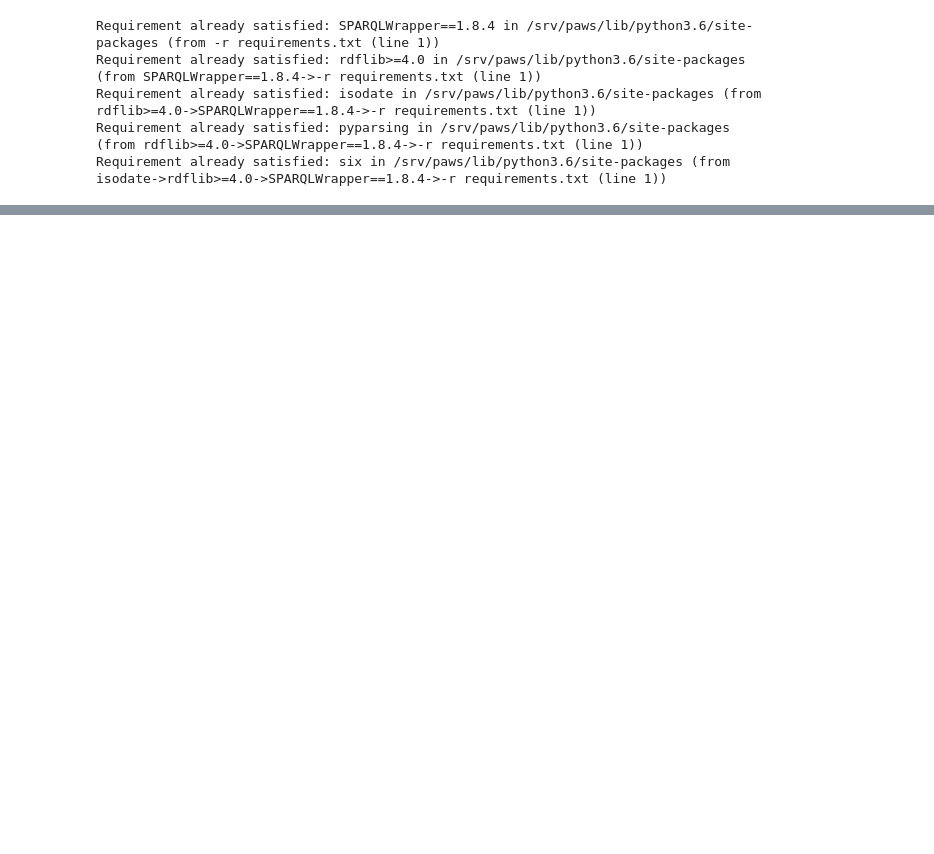
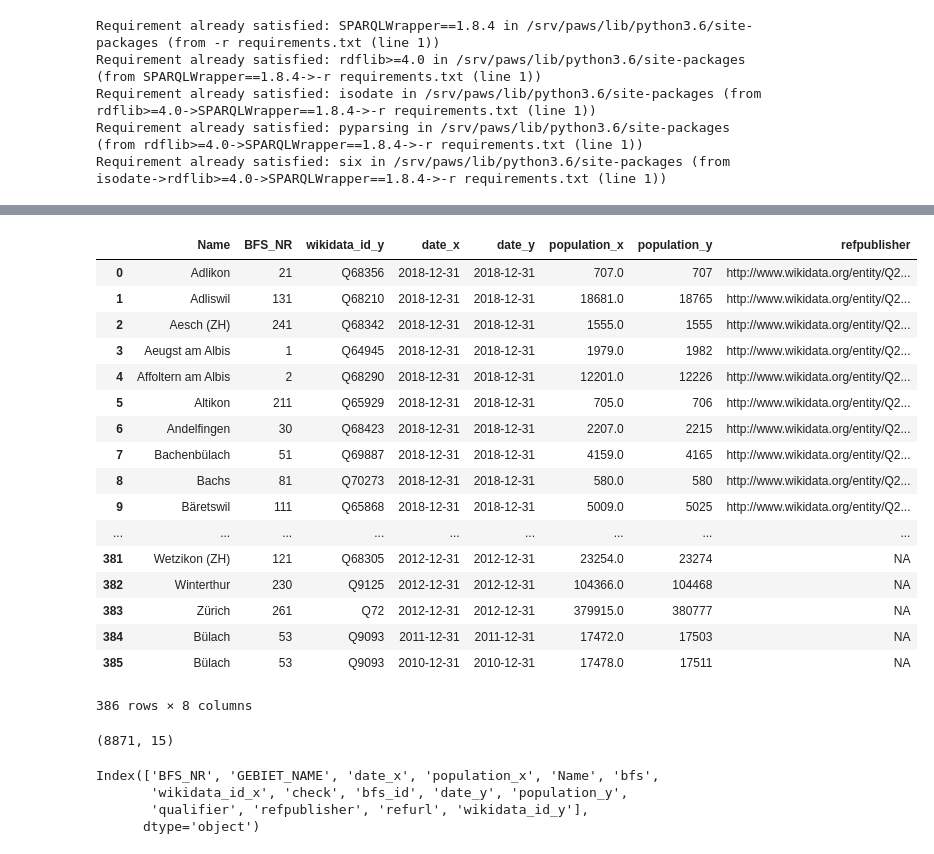
Before and after one commit to kalakaru/wikidataZH_2019, a Jupyter notebook: MyTest.ipynb, the cells around one changed output, grey strips where cells are left out. Cells and saved outputs as stored; diff of their text form; code cells hidden in the pictures; blank space fills up the shorter version.

```diff
--- a/MyTest.ipynb
+++ b/MyTest.ipynb
@@ -138,0 +25,4 @@ population
+# %%
+df_api = import_kantonZH_api()
+df_wikidata = import_wikidata_kantonZH()
+swisstopowikidata = import_swisstopowikidata_kantonZH()
@@ -138,0 +157,4 @@ population
+# %%
+df_api_qnumber_dropna = pd.merge(df_api, swisstopowikidata, how='left', left_on=['BFS_NR'], right_on=['bfs']).dropna()
+print(df_api_qnumber_dropna.shape)
+df_api_qnumber_dropna.head()
@@ -138,0 +180,3 @@ population
+# %%
+df_api_qnumber_dropna['check'] = df_api_qnumber_dropna['date'].astype(str) + '---' + df_api['BFS_NR'].astype(str)
+df_wikidata['check'] = df_wikidata['date'].astype(str) + '---' + df_wikidata['bfs_id'].astype(str)
@@ -138,0 +200,5 @@ population
+# %%
+df_api_sel_t = df_api_qnumber_dropna[(df_api_qnumber_dropna['check'].isin(df_wikidata['check']) == True)]
+print(df_api_sel_t.columns)
+print(df_api_sel_t.shape)
+df_api_sel_t.head()
@@ -138,0 +216,35 @@ population
+# %%
+ttt = pd.merge(df_api_sel_t, df_wikidata, how='left', left_on=['check'], right_on=['check'])
+print(ttt.shape)
+print(df_api_sel_t.shape)
+ttt[["Name", "BFS_NR", "wikidata_id_y", "date_x", "date_y", "population_x", "population_y", "refpublisher"]]
+# %% [output]
+|  | Name | BFS_NR | wikidata_id_y | date_x | date_y | population_x | population_y | refpublisher |
+| 0 | Adlikon | 21 | Q68356 | 2018-12-31 | 2018-12-31 | 707.0 | 707 | http://www.wikidata.org/entity/Q2... |
+| 1 | Adliswil | 131 | Q68210 | 2018-12-31 | 2018-12-31 | 18681.0 | 18765 | http://www.wikidata.org/entity/Q2... |
+| 2 | Aesch (ZH) | 241 | Q68342 | 2018-12-31 | 2018-12-31 | 1555.0 | 1555 | http://www.wikidata.org/entity/Q2... |
+| 3 | Aeugst am Albis | 1 | Q64945 | 2018-12-31 | 2018-12-31 | 1979.0 | 1982 | http://www.wikidata.org/entity/Q2... |
+| 4 | Affoltern am Albis | 2 | Q68290 | 2018-12-31 | 2018-12-31 | 12201.0 | 12226 | http://www.wikidata.org/entity/Q2... |
+| 5 | Altikon | 211 | Q65929 | 2018-12-31 | 2018-12-31 | 705.0 | 706 | http://www.wikidata.org/entity/Q2... |
+| 6 | Andelfingen | 30 | Q68423 | 2018-12-31 | 2018-12-31 | 2207.0 | 2215 | http://www.wikidata.org/entity/Q2... |
+| 7 | Bachenbülach | 51 | Q69887 | 2018-12-31 | 2018-12-31 | 4159.0 | 4165 | http://www.wikidata.org/entity/Q2... |
+| 8 | Bachs | 81 | Q70273 | 2018-12-31 | 2018-12-31 | 580.0 | 580 | http://www.wikidata.org/entity/Q2... |
+| 9 | Bäretswil | 111 | Q65868 | 2018-12-31 | 2018-12-31 | 5009.0 | 5025 | http://www.wikidata.org/entity/Q2... |
+| ... | ... | ... | ... | ... | ... | ... | ... | ... |
+| 381 | Wetzikon (ZH) | 121 | Q68305 | 2012-12-31 | 2012-12-31 | 23254.0 | 23274 | NA |
+| 382 | Winterthur | 230 | Q9125 | 2012-12-31 | 2012-12-31 | 104366.0 | 104468 | NA |
+| 383 | Zürich | 261 | Q72 | 2012-12-31 | 2012-12-31 | 379915.0 | 380777 | NA |
+| 384 | Bülach | 53 | Q9093 | 2011-12-31 | 2011-12-31 | 17472.0 | 17503 | NA |
+| 385 | Bülach | 53 | Q9093 | 2010-12-31 | 2010-12-31 | 17478.0 | 17511 | NA |
+386 rows × 8 columns
+# %%
+ttt.shape
+# %% [output]
+(8871, 15)
+# %%
+ttt.columns
+# %% [output]
+Index(['BFS_NR', 'GEBIET_NAME', 'date_x', 'population_x', 'Name', 'bfs',
+       'wikidata_id_x', 'check', 'bfs_id', 'date_y', 'population_y',
+       'qualifier', 'refpublisher', 'refurl', 'wikidata_id_y'],
+      dtype='object')
```
Also changed, not shown: parts of 25 cells of this notebook, 2 other files.
